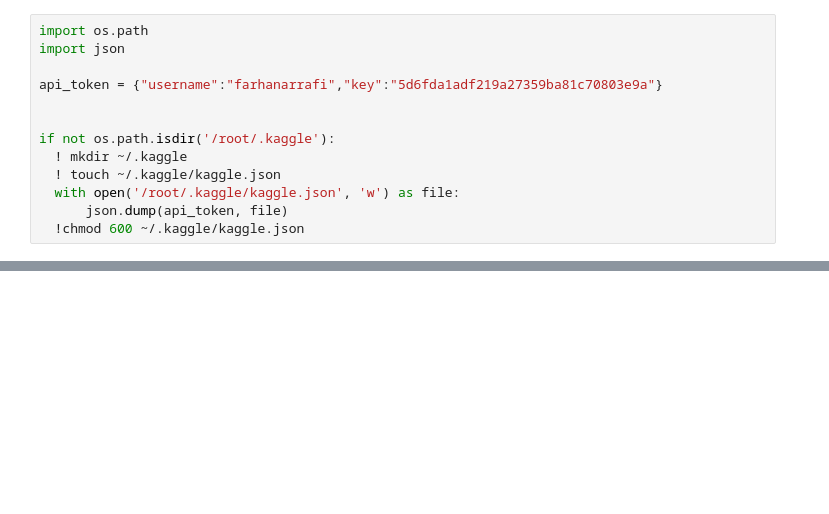
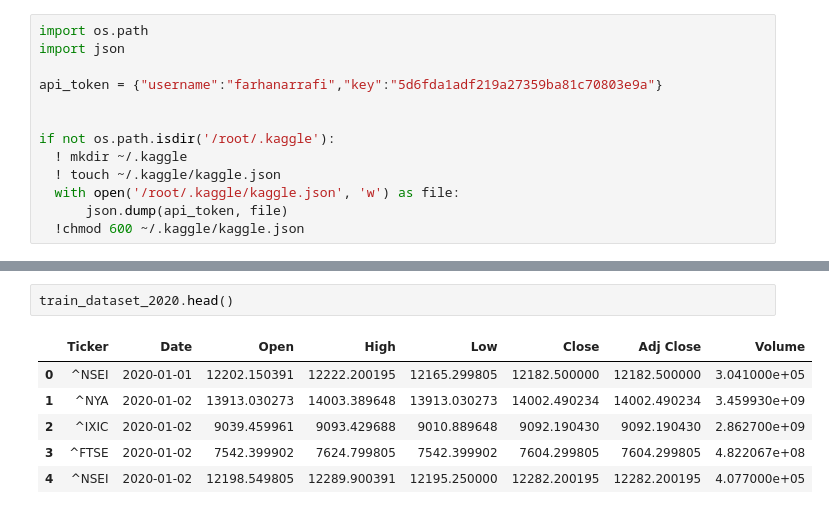
Before and after one commit to farhanarrafi/UNT-CS-Machine-Learning-Project, a Jupyter notebook: MachineLearning_Project.ipynb, the cells around one changed output, grey strips where cells are left out. Cells and saved outputs as stored; diff of their text form; blank space fills up the shorter version.

```diff
--- a/MachineLearning_Project.ipynb
+++ b/MachineLearning_Project.ipynb
@@ -60 +51,10 @@ train_dataset.head()
+# %%
+train_dataset_2020.head()
+# %% [output]
+|  | Ticker | Date | Open | High | Low | Close | Adj Close | Volume |
+| 0 | ^NSEI | 2020-01-01 | 12202.150391 | 12222.200195 | 12165.299805 | 12182.500000 | 12182.500000 | 3.041000e+05 |
+| 1 | ^NYA | 2020-01-02 | 13913.030273 | 14003.389648 | 13913.030273 | 14002.490234 | 14002.490234 | 3.459930e+09 |
+| 2 | ^IXIC | 2020-01-02 | 9039.459961 | 9093.429688 | 9010.889648 | 9092.190430 | 9092.190430 | 2.862700e+09 |
+| 3 | ^FTSE | 2020-01-02 | 7542.399902 | 7624.799805 | 7542.399902 | 7604.299805 | 7604.299805 | 4.822067e+08 |
+| 4 | ^NSEI | 2020-01-02 | 12198.549805 | 12289.900391 | 12195.250000 | 12282.200195 | 12282.200195 | 4.077000e+05 |
 # %%
```
Also changed, not shown: parts of 6 cells of this notebook.
